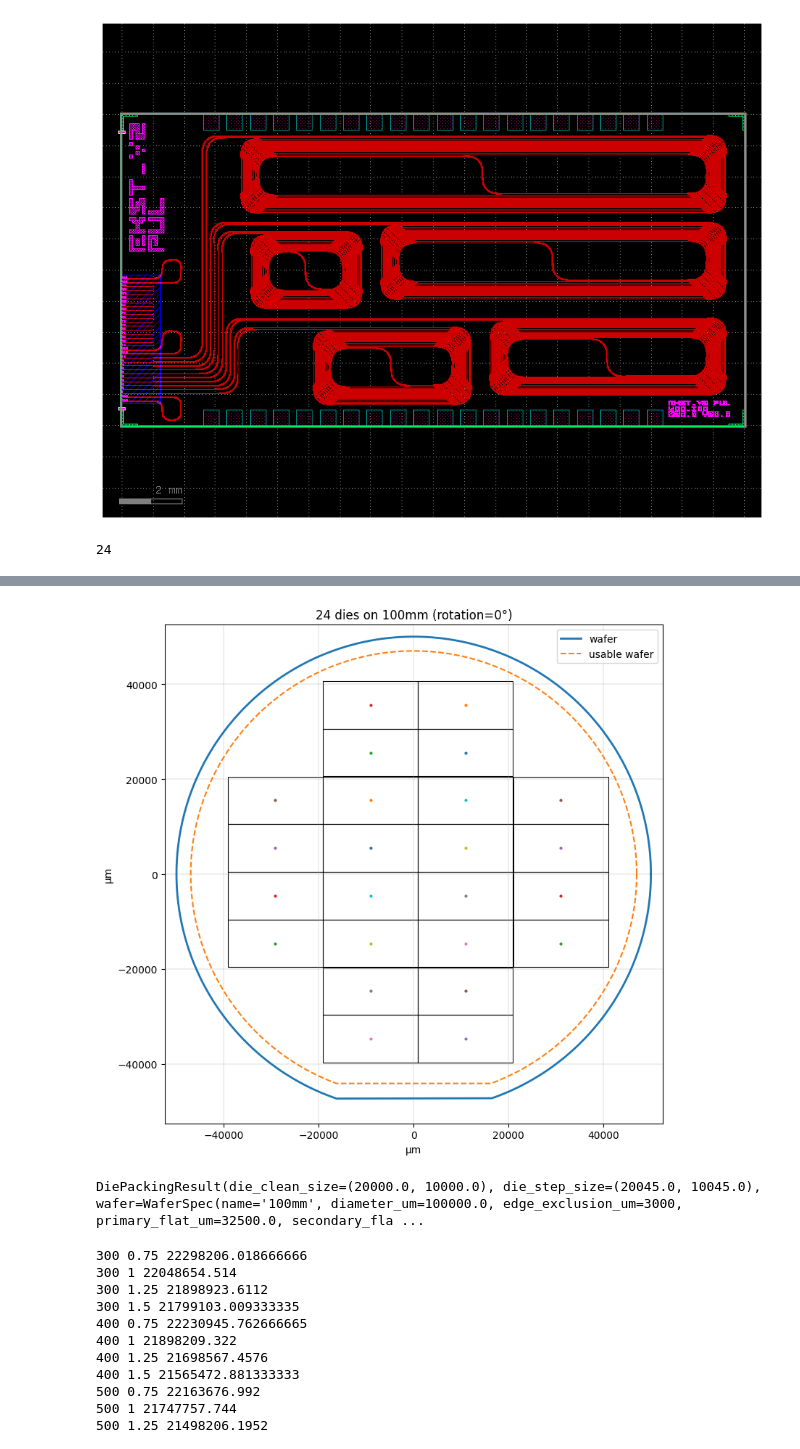
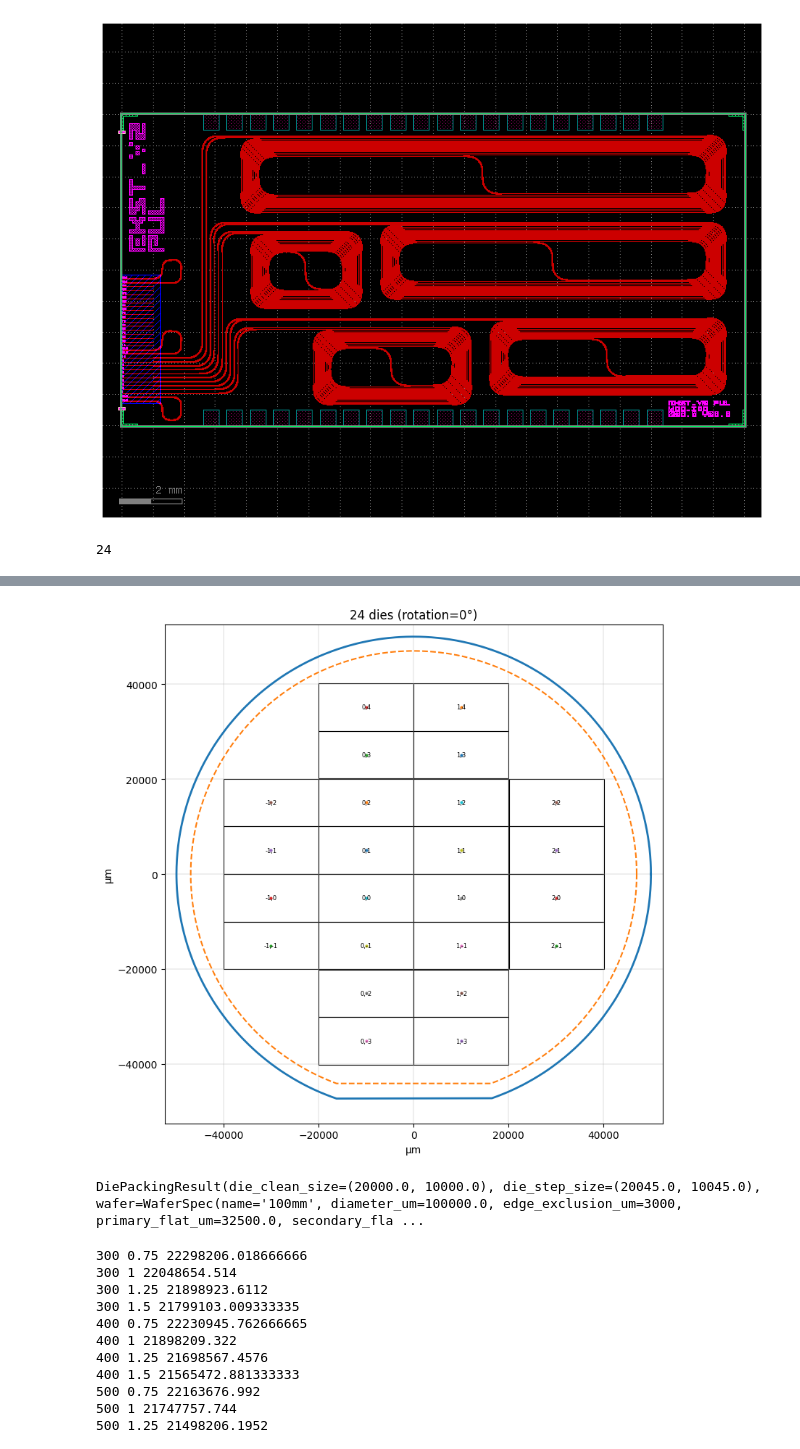
Before and after one commit to jakubsadilek/mesapdk-lab, a Jupyter notebook: test_die2.ipynb, the cells around one changed output, grey strips where cells are left out. Drawn from its saved outputs; the diff is of its cells as text; code cells hidden in the pictures.

```diff
--- a/test_die2.ipynb
+++ b/test_die2.ipynb
@@ -11,25 +11,25 @@ my_die.plot()
 [interactive output not drawn]
 [figure]
 # %%
-from helpers.wafer_spec import make_semi_wafer_spec
+from helpers import wafer_spec
 from helpers.die_estimator import estimate_max_dies_on_wafer, plot_die_packing
 
-wafer = make_semi_wafer_spec("100mm", edge_exclusion_um=3000, use_secondary_flat=False)
+wafer = wafer_spec.make_semi_wafer_spec("100mm", edge_exclusion_um=3000, use_secondary_flat=False)
 
 result = estimate_max_dies_on_wafer(
     die=my_die,
     wafer=wafer,
     allow_rotation=True,
     offset_samples=11,
 )
 
 print(result.count)
-plot_die_packing(result, show_centers=True)
+plot_die_packing(result, show_centers=True, show_indices=True)
 print(result)
 # %% [output]
 24
 [interactive output not drawn]
-[figure, old version]
+[figure, new version]
 DiePackingResult(die_clean_size=(20000.0, 10000.0), die_step_size=(20045.0, 10045.0), wafer=WaferSpec(name='100mm', diameter_um=100000.0, edge_exclusion_um=3000, primary_flat_um=32500.0, secondary_fla ...
 # %%
 from EKST_v2_BRT import ekst_v2_brt_master
```
Also changed, not shown: parts of 10 cells of this notebook, 1 other file.
